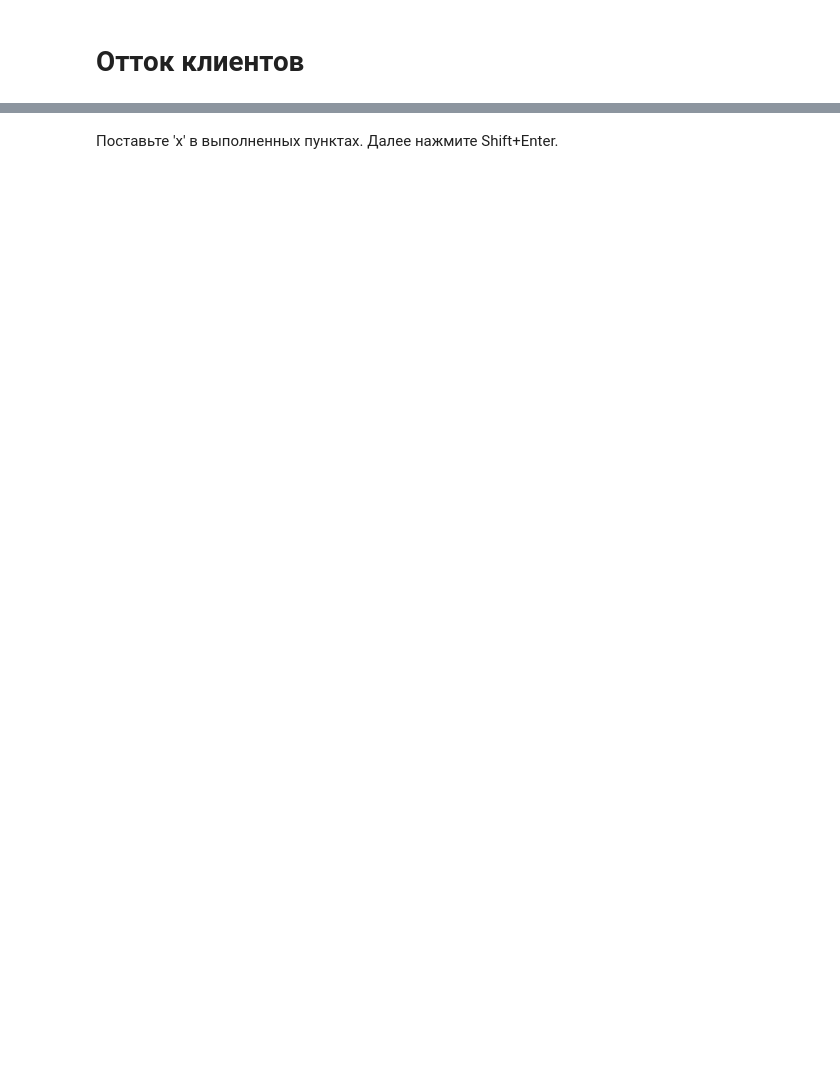
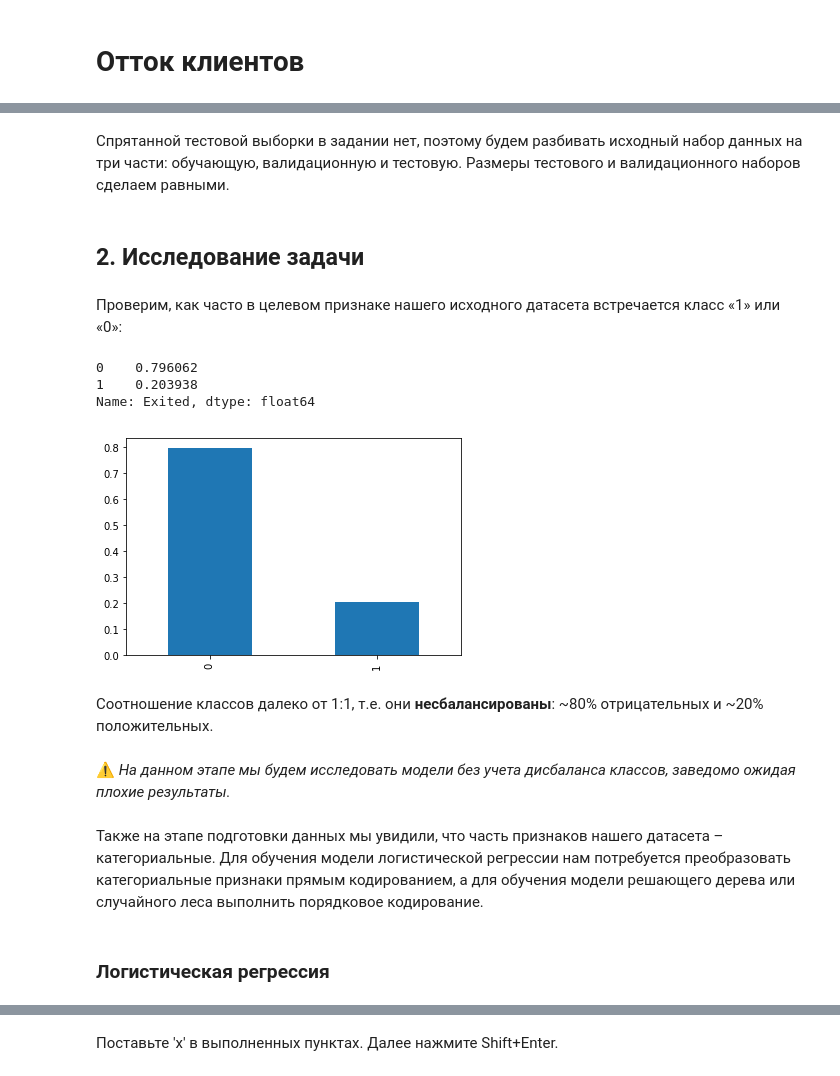
Before and after one commit to akrisanov/data-science-cource, a Jupyter notebook: sprint7/notebook.ipynb, the cells around one changed output, grey strips where cells are left out. Saved outputs shown, nothing was run; the diff lists cells and outputs as text; code cells hidden in the pictures; blank space fills up the shorter version.

Commit message:
Черновик решения ML задачи прогнозирования оттока клиентов банка

```diff
--- a/sprint7/notebook.ipynb
+++ b/sprint7/notebook.ipynb
@@ -22,0 +150,3 @@
+# %%
+features_ignored = ['RowNumber', 'CustomerId', 'Surname']
+data = data.drop(features_ignored, axis=1)
@@ -22,0 +165,2 @@
+# %% [markdown]
+Спрятанной тестовой выборки в задании нет, поэтому будем разбивать исходный набор данных на три части: обучающую, валидационную и тестовую. Размеры тестового и валидационного наборов сделаем равными.
@@ -22,0 +209,22 @@
+# %% [markdown]
+## 2. Исследование задачи
+# %% [markdown]
+Проверим, как часто в целевом признаке нашего исходного датасета встречается класс «1» или «0»:
+# %%
+class_frequency = data['Exited'].value_counts(normalize=True)
+class_frequency.plot(kind='bar')
+print(class_frequency)
+plt.show()
+# %% [output]
+0    0.796062
+1    0.203938
+Name: Exited, dtype: float64
+[figure, added]
+# %% [markdown]
+Соотношение классов далеко от 1:1, т.е. они **несбалансированы**: ~80% отрицательных и ~20% положительных.
+# %% [markdown]
+⚠️ _На данном этапе мы будем исследовать модели без учета дисбаланса классов, заведомо ожидая плохие результаты._
+# %% [markdown]
+Также на этапе подготовки данных мы увидили, что часть признаков нашего датасета – категориальные. Для обучения модели логистической регрессии нам потребуется преобразовать категориальные признаки прямым кодированием, а для обучения модели решающего дерева или случайного леса выполнить порядковое кодирование.
+# %% [markdown]
+### Логистическая регрессия
```
Also changed, not shown: parts of 82 cells of this notebook, 1 other file.
